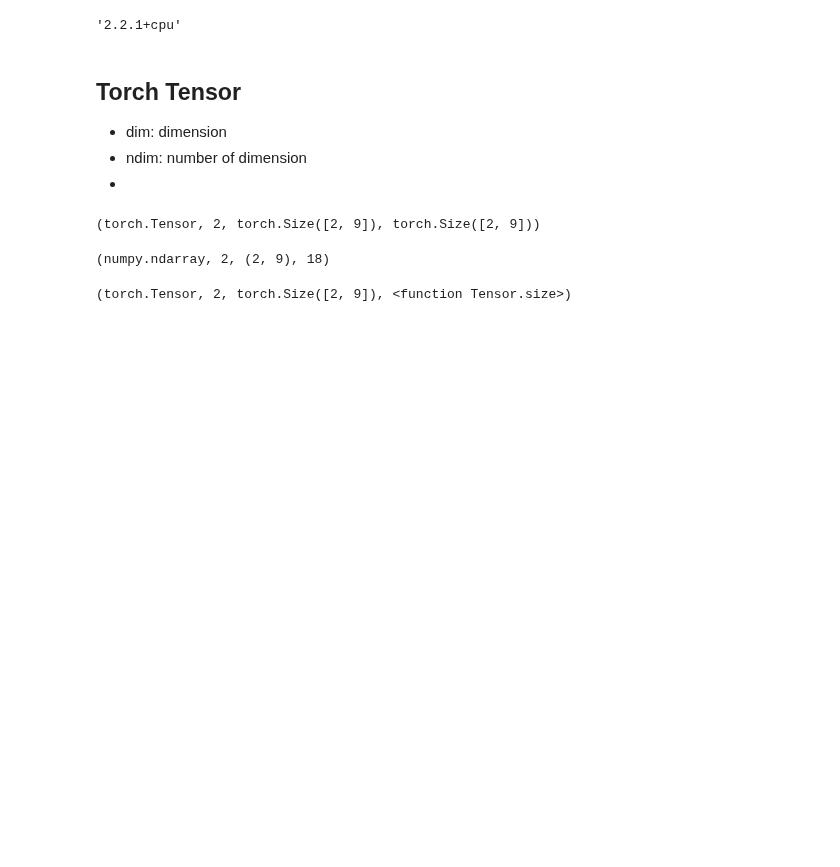
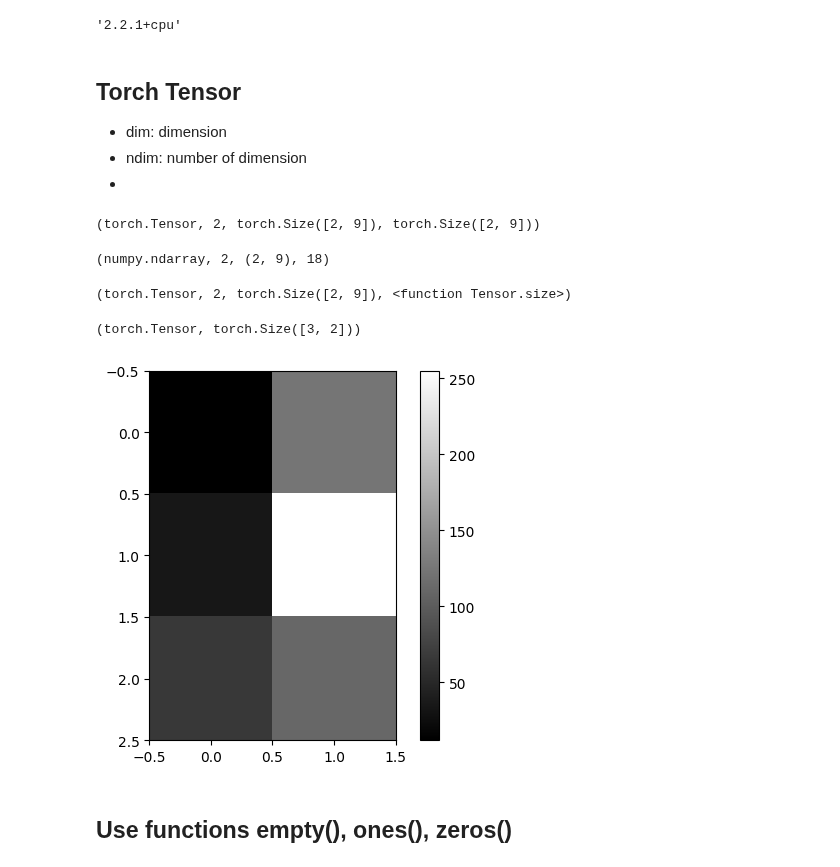
Before and after one commit to weip2008/LearnTorch, a Jupyter notebook: doc/torchBasics.ipynb, the cells around one changed output. Cells and saved outputs as stored; diff of their text form; code cells hidden in the pictures; blank space fills up the shorter version.

Commit message:
Added tensor operations

```diff
--- a/doc/torchBasics.ipynb
+++ b/doc/torchBasics.ipynb
@@ -29,3 +27,22 @@ t1 = torch.tensor(a)
 type(t1), t1.ndim, t1.shape, t1.size
 # %% [output]
 (torch.Tensor, 2, torch.Size([2, 9]), <function Tensor.size>)
+# %%
+# Use a Tensor instance to represent a gray image
+# the number is between [0-255] to represent the grey degree
+image = torch.Tensor(((12,124),(34,255), (67,110)))
+type(image), image.shape
+# %% [output]
+(torch.Tensor, torch.Size([3, 2]))
+# %%
+import matplotlib.pyplot as plt
+
+plt.figure()
+plt.imshow(image, cmap = 'gray')
+plt.colorbar()
+plt.grid(False)
+plt.show()
+# %% [output]
+[figure, added]
+# %% [markdown]
+## Use functions empty(), ones(), zeros()
```
Also changed, not shown: parts of 9 cells of this notebook.
